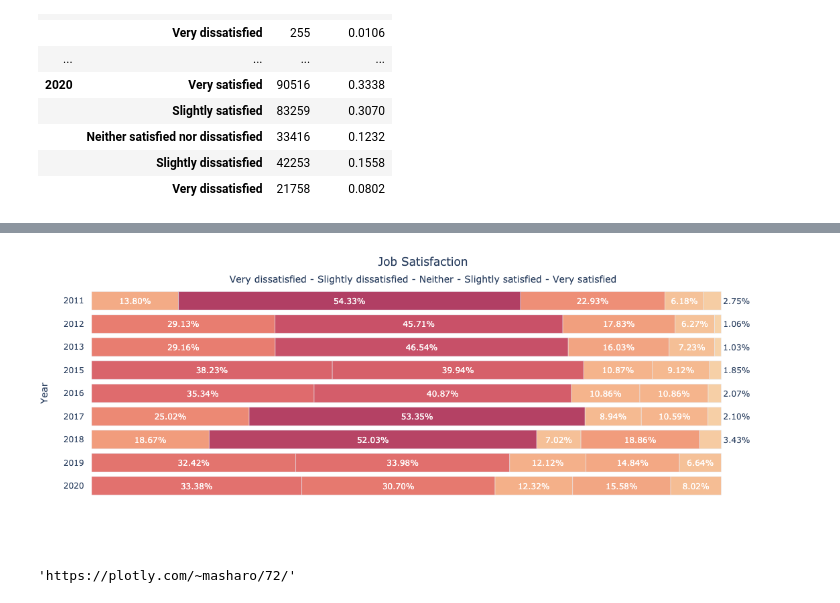
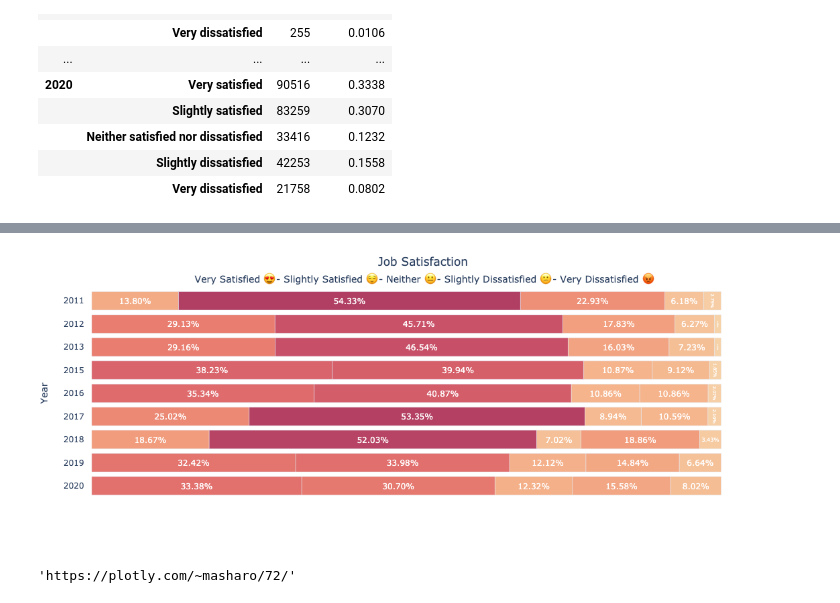
Before and after one commit to IsmaelMasharo/stack-overflow-survey-analysis, a Jupyter notebook: job_satisfaction_eda.ipynb, the cells around one changed output, grey strips where cells are left out. Saved outputs shown, nothing was run; the diff lists cells and outputs as text; code cells hidden in the pictures.

Commit message:
update axis labels in job_satisfaction visualization

```diff
--- a/job_satisfaction_eda.ipynb
+++ b/job_satisfaction_eda.ipynb
@@ -97,11 +97,11 @@ job_satisfaction_df.reset_index(inplace=True)
 |  | Very dissatisfied | 21758 | 0.0802 |
 # %%
 label_satisfaction_scale = [
-    'Very dissatisfied',
-    'Slightly dissatisfied',
-    'Neither',
-    'Slightly satisfied',
-    'Very satisfied'
+    'Very Satisfied 😍',
+    'Slightly Satisfied 😌',
+    'Neither 😐',
+    'Slightly Dissatisfied 😕',
+    'Very Dissatisfied 😡',
 ]
 
 fig = px.bar(
@@ -135,35 +135,36 @@ fig.update_layout(
     yaxis=dict(
         showgrid=False,
         showline=False,
         zeroline=False,
         ticks= "outside",
         tickcolor= 'white',
         ticklen= 8,
         type='category',
         categoryorder='category descending'
 
     ),
     title=dict(
         text= "Job Satisfaction",
         x=0.5,
         y=0.97,
         xanchor='center',
         yanchor='top'
     ),
     plot_bgcolor='rgba(0,0,0,0)',
 )
 
 fig.update_traces(
     insidetextanchor='middle',
-    texttemplate = "%{value:.2%}",
+    texttemplate="%{value:.2%}",
+    textposition='inside'
 )
 
 fig.update(layout_coloraxis_showscale=False)
 
 fig.show()
 # %% [output]
 [interactive output not drawn]
-[figure, old version]
+[figure, new version]
 # %%
 py.plot(fig, filename = 'stack-overflow-job-satisfaction-over-year')
 # %% [output]
```
